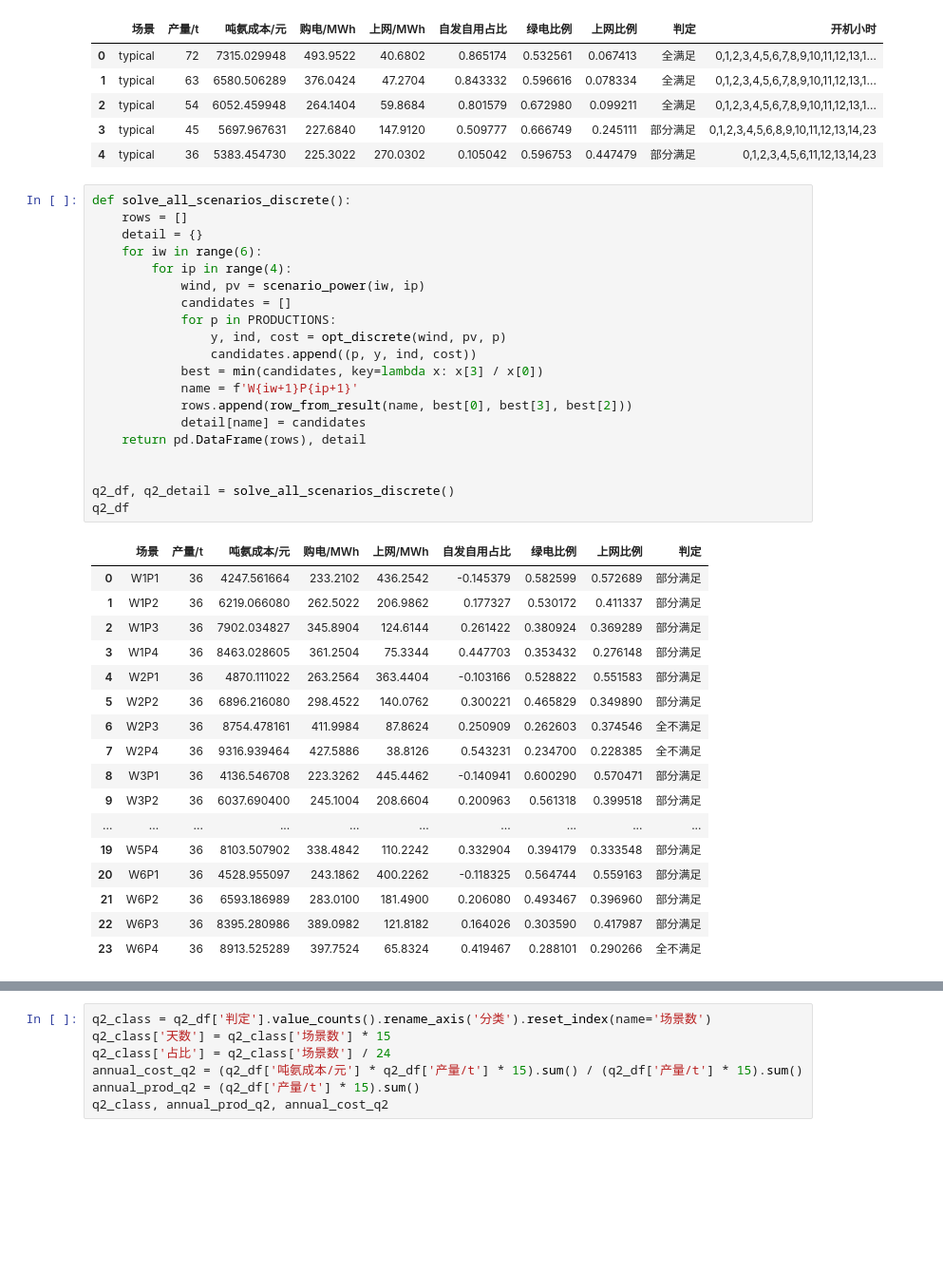
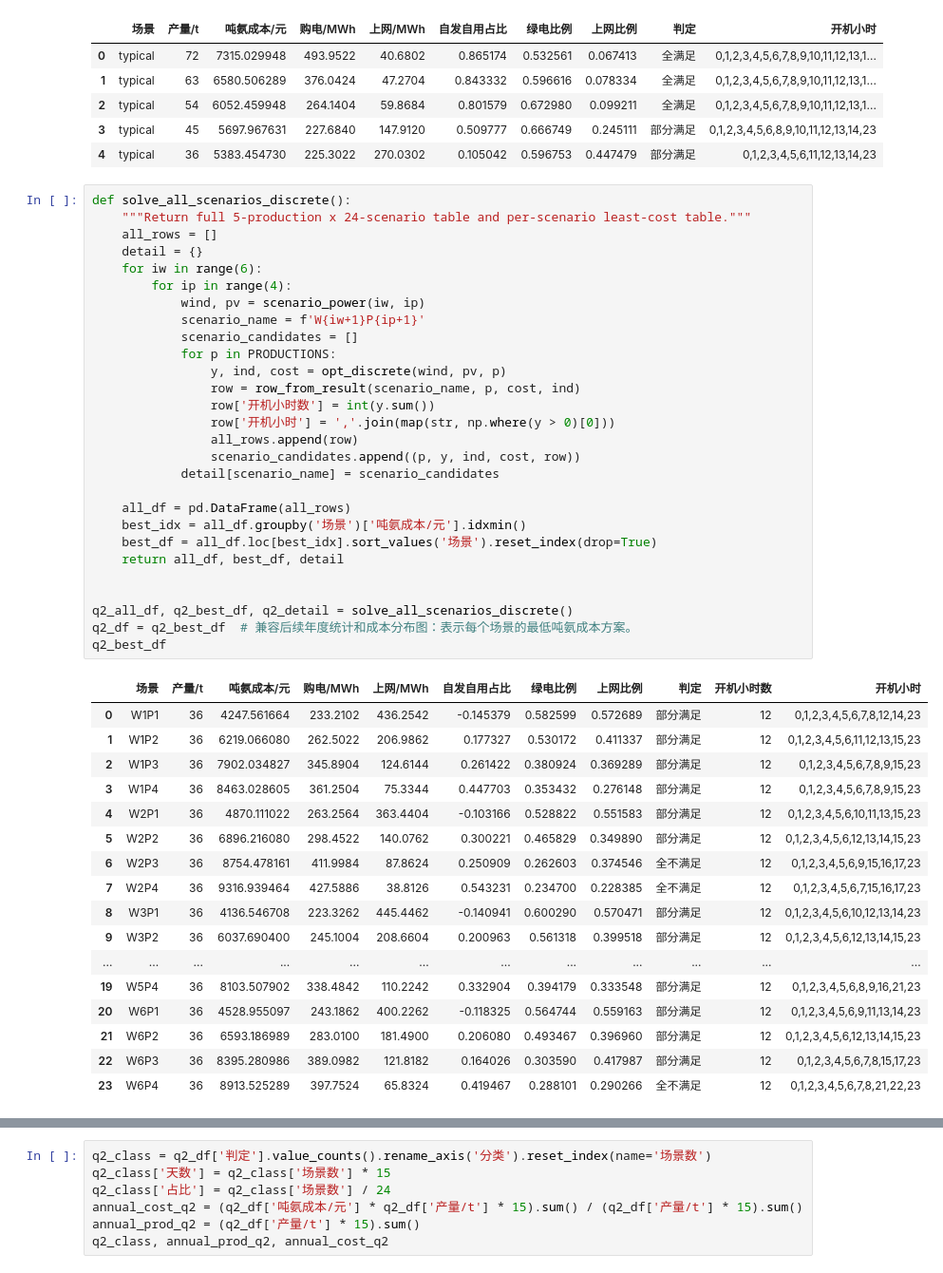
Before and after one commit to wurldwen/---, a Jupyter notebook: A题第1-4题计算代码.ipynb, the cells around one changed output, grey strips where cells are left out. Shown at 95% size. Cells and saved outputs as stored; diff of their text form; blank space fills up the shorter version.

```diff
--- a/A题第1-4题计算代码.ipynb
+++ b/A题第1-4题计算代码.ipynb
@@ -309,39 +309,47 @@ typical_q2
 | 4 | typical | 36 | 5383.454730 | 225.3022 | 270.0302 | 0.105042 | 0.596753 | 0.447479 | 部分满足 | 0,1,2,3,4,5,6,11,12,13,14,23 |
 # %%
 def solve_all_scenarios_discrete():
-    rows = []
+    """Return full 5-production x 24-scenario table and per-scenario least-cost table."""
+    all_rows = []
     detail = {}
     for iw in range(6):
         for ip in range(4):
             wind, pv = scenario_power(iw, ip)
-            candidates = []
+            scenario_name = f'W{iw+1}P{ip+1}'
+            scenario_candidates = []
             for p in PRODUCTIONS:
                 y, ind, cost = opt_discrete(wind, pv, p)
-                candidates.append((p, y, ind, cost))
-            best = min(candidates, key=lambda x: x[3] / x[0])
-            name = f'W{iw+1}P{ip+1}'
-            rows.append(row_from_result(name, best[0], best[3], best[2]))
-            detail[name] = candidates
-    return pd.DataFrame(rows), detail
+                row = row_from_result(scenario_name, p, cost, ind)
+                row['开机小时数'] = int(y.sum())
+                row['开机小时'] = ','.join(map(str, np.where(y > 0)[0]))
+                all_rows.append(row)
+                scenario_candidates.append((p, y, ind, cost, row))
+            detail[scenario_name] = scenario_candidates
+
+    all_df = pd.DataFrame(all_rows)
+    best_idx = all_df.groupby('场景')['吨氨成本/元'].idxmin()
+    best_df = all_df.loc[best_idx].sort_values('场景').reset_index(drop=True)
+    return all_df, best_df, detail
 
 
-q2_df, q2_detail = solve_all_scenarios_discrete()
-q2_df
+q2_all_df, q2_best_df, q2_detail = solve_all_scenarios_discrete()
+q2_df = q2_best_df  # 兼容后续年度统计和成本分布图：表示每个场景的最低吨氨成本方案。
+q2_best_df
 # %% [output]
-|  | 场景 | 产量/t | 吨氨成本/元 | 购电/MWh | 上网/MWh | 自发自用占比 | 绿电比例 | 上网比例 | 判定 |
-| 0 | W1P1 | 36 | 4247.561664 | 233.2102 | 436.2542 | -0.145379 | 0.582599 | 0.572689 | 部分满足 |
-| 1 | W1P2 | 36 | 6219.066080 | 262.5022 | 206.9862 | 0.177327 | 0.530172 | 0.411337 | 部分满足 |
-| 2 | W1P3 | 36 | 7902.034827 | 345.8904 | 124.6144 | 0.261422 | 0.380924 | 0.369289 | 部分满足 |
-| 3 | W1P4 | 36 | 8463.028605 | 361.2504 | 75.3344 | 0.447703 | 0.353432 | 0.276148 | 部分满足 |
-| 4 | W2P1 | 36 | 4870.111022 | 263.2564 | 363.4404 | -0.103166 | 0.528822 | 0.551583 | 部分满足 |
-| 5 | W2P2 | 36 | 6896.216080 | 298.4522 | 140.0762 | 0.300221 | 0.465829 | 0.349890 | 部分满足 |
-| 6 | W2P3 | 36 | 8754.478161 | 411.9984 | 87.8624 | 0.250909 | 0.262603 | 0.374546 | 全不满足 |
-| 7 | W2P4 | 36 | 9316.939464 | 427.5886 | 38.8126 | 0.543231 | 0.234700 | 0.228385 | 全不满足 |
-| 8 | W3P1 | 36 | 4136.546708 | 223.3262 | 445.4462 | -0.140941 | 0.600290 | 0.570471 | 部分满足 |
-| 9 | W3P2 | 36 | 6037.690400 | 245.1004 | 208.6604 | 0.200963 | 0.561318 | 0.399518 | 部分满足 |
-| ... | ... | ... | ... | ... | ... | ... | ... | ... | ... |
-| 19 | W5P4 | 36 | 8103.507902 | 338.4842 | 110.2242 | 0.332904 | 0.394179 | 0.333548 | 部分满足 |
-| 20 | W6P1 | 36 | 4528.955097 | 243.1862 | 400.2262 | -0.118325 | 0.564744 | 0.559163 | 部分满足 |
-| 21 | W6P2 | 36 | 6593.186989 | 283.0100 | 181.4900 | 0.206080 | 0.493467 | 0.396960 | 部分满足 |
-| 22 | W6P3 | 36 | 8395.280986 | 389.0982 | 121.8182 | 0.164026 | 0.303590 | 0.417987 | 部分满足 |
-| 23 | W6P4 | 36 | 8913.525289 | 397.7524 | 65.8324 | 0.419467 | 0.288101 | 0.290266 | 全不满足 |
+|  | 场景 | 产量/t | 吨氨成本/元 | 购电/MWh | 上网/MWh | 自发自用占比 | 绿电比例 | 上网比例 | 判定 | 开机小时数 | 开机小时 |
+| 0 | W1P1 | 36 | 4247.561664 | 233.2102 | 436.2542 | -0.145379 | 0.582599 | 0.572689 | 部分满足 | 12 | 0,1,2,3,4,5,6,7,8,12,14,23 |
+| 1 | W1P2 | 36 | 6219.066080 | 262.5022 | 206.9862 | 0.177327 | 0.530172 | 0.411337 | 部分满足 | 12 | 0,1,2,3,4,5,6,11,12,13,15,23 |
+| 2 | W1P3 | 36 | 7902.034827 | 345.8904 | 124.6144 | 0.261422 | 0.380924 | 0.369289 | 部分满足 | 12 | 0,1,2,3,4,5,6,7,8,9,15,23 |
+| 3 | W1P4 | 36 | 8463.028605 | 361.2504 | 75.3344 | 0.447703 | 0.353432 | 0.276148 | 部分满足 | 12 | 0,1,2,3,4,5,6,7,8,9,15,23 |
+| 4 | W2P1 | 36 | 4870.111022 | 263.2564 | 363.4404 | -0.103166 | 0.528822 | 0.551583 | 部分满足 | 12 | 0,1,2,3,4,5,6,10,11,13,15,23 |
+| 5 | W2P2 | 36 | 6896.216080 | 298.4522 | 140.0762 | 0.300221 | 0.465829 | 0.349890 | 部分满足 | 12 | 0,1,2,3,4,5,6,12,13,14,15,23 |
+| 6 | W2P3 | 36 | 8754.478161 | 411.9984 | 87.8624 | 0.250909 | 0.262603 | 0.374546 | 全不满足 | 12 | 0,1,2,3,4,5,6,9,15,16,17,23 |
+| 7 | W2P4 | 36 | 9316.939464 | 427.5886 | 38.8126 | 0.543231 | 0.234700 | 0.228385 | 全不满足 | 12 | 0,1,2,3,4,5,6,7,15,16,17,23 |
+| 8 | W3P1 | 36 | 4136.546708 | 223.3262 | 445.4462 | -0.140941 | 0.600290 | 0.570471 | 部分满足 | 12 | 0,1,2,3,4,5,6,10,12,13,14,23 |
+| 9 | W3P2 | 36 | 6037.690400 | 245.1004 | 208.6604 | 0.200963 | 0.561318 | 0.399518 | 部分满足 | 12 | 0,1,2,3,4,5,6,12,13,14,15,23 |
+| ... | ... | ... | ... | ... | ... | ... | ... | ... | ... | ... | ... |
+| 19 | W5P4 | 36 | 8103.507902 | 338.4842 | 110.2242 | 0.332904 | 0.394179 | 0.333548 | 部分满足 | 12 | 0,1,2,3,4,5,6,8,9,16,21,23 |
+| 20 | W6P1 | 36 | 4528.955097 | 243.1862 | 400.2262 | -0.118325 | 0.564744 | 0.559163 | 部分满足 | 12 | 0,1,2,3,4,5,6,9,11,13,14,23 |
+| 21 | W6P2 | 36 | 6593.186989 | 283.0100 | 181.4900 | 0.206080 | 0.493467 | 0.396960 | 部分满足 | 12 | 0,1,2,3,4,5,6,12,13,14,15,23 |
+| 22 | W6P3 | 36 | 8395.280986 | 389.0982 | 121.8182 | 0.164026 | 0.303590 | 0.417987 | 部分满足 | 12 | 0,1,2,3,4,5,6,7,8,15,17,23 |
+| 23 | W6P4 | 36 | 8913.525289 | 397.7524 | 65.8324 | 0.419467 | 0.288101 | 0.290266 | 全不满足 | 12 | 0,1,2,3,4,5,6,7,8,21,22,23 |
```
Also changed, not shown: parts of 2 cells of this notebook, 6 other files.
